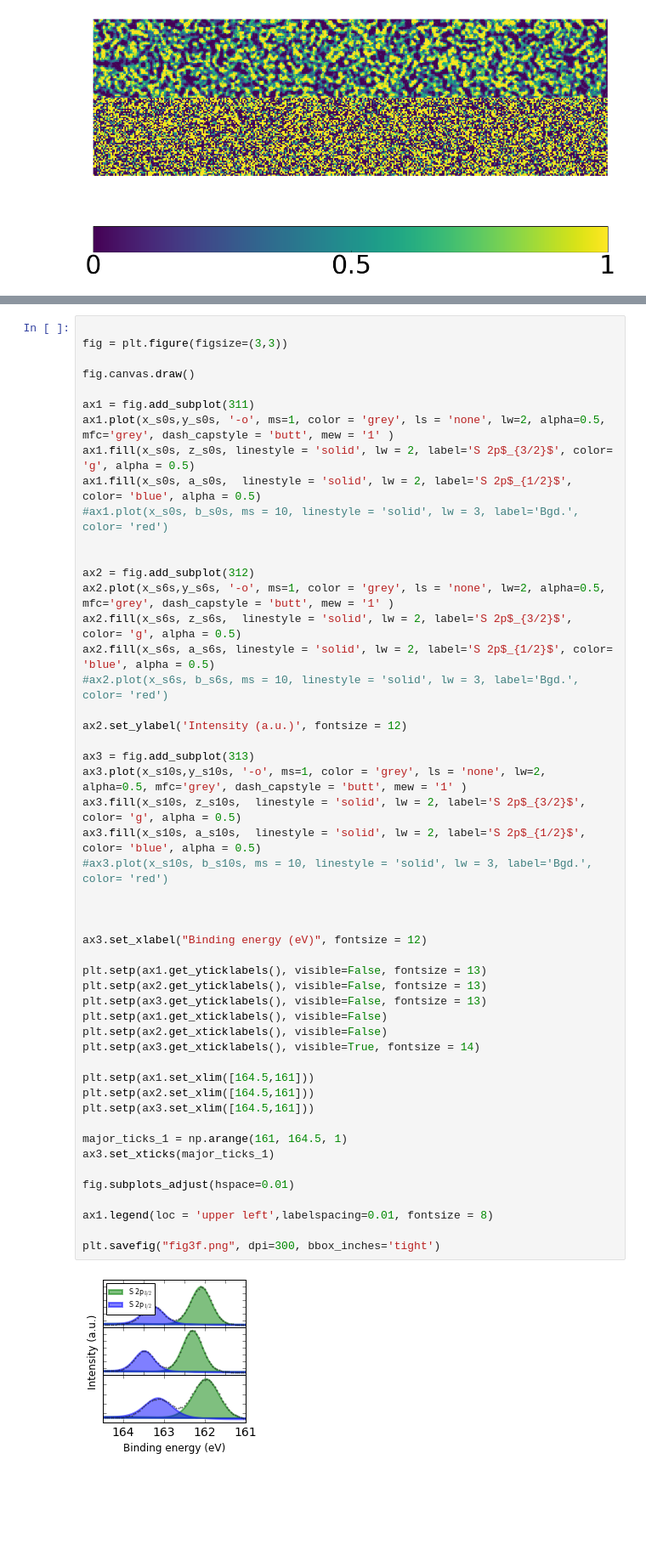
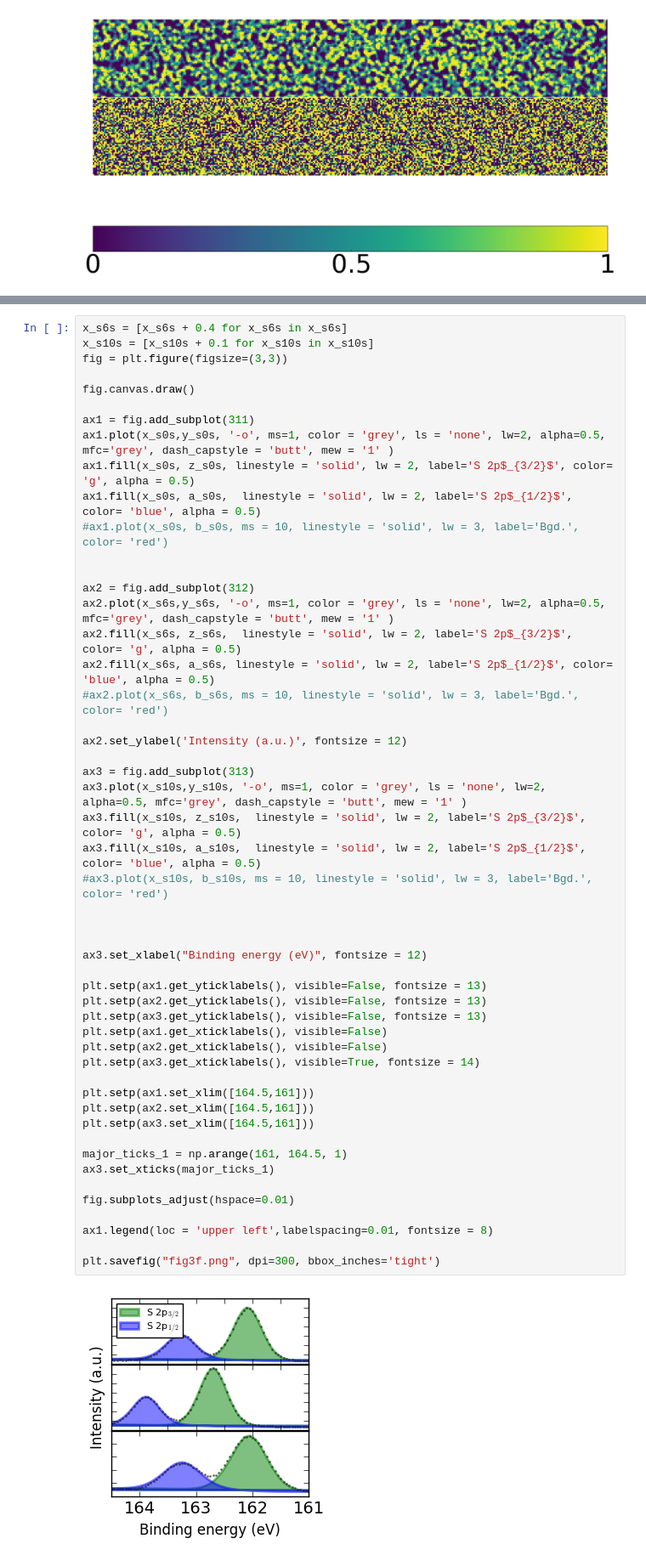
Before and after one commit to molydisulfide/Oxide-mediated_self-limiting_recovery_of_field_effect_mobility_in_plasma-treated_MoS2, a Jupyter notebook: Figure 3/Figure_3.ipynb, the cells around one changed output, grey strips where cells are left out. Shown: that part at 85% size. Drawn from its saved outputs; the diff is of its cells as text; blank space fills up the shorter version.

```diff
--- a/Figure 3/Figure_3.ipynb
+++ b/Figure 3/Figure_3.ipynb
@@ -435,5 +436,6 @@ plt.show()
 # %%
-
+x_s6s = [x_s6s + 0.4 for x_s6s in x_s6s]
+x_s10s = [x_s10s + 0.1 for x_s10s in x_s10s]
 fig = plt.figure(figsize=(3,3))
 
 fig.canvas.draw()
@@ -456,31 +458,31 @@ ax2.set_ylabel('Intensity (a.u.)', fontsize = 12)
 ax3 = fig.add_subplot(313)
 ax3.plot(x_s10s,y_s10s, '-o', ms=1, color = 'grey', ls = 'none', lw=2, alpha=0.5, mfc='grey', dash_capstyle = 'butt', mew = '1' )
 ax3.fill(x_s10s, z_s10s,  linestyle = 'solid', lw = 2, label='S 2p$_{3/2}$', color= 'g', alpha = 0.5)
 ax3.fill(x_s10s, a_s10s,  linestyle = 'solid', lw = 2, label='S 2p$_{1/2}$', color= 'blue', alpha = 0.5)
 #ax3.plot(x_s10s, b_s10s, ms = 10, linestyle = 'solid', lw = 3, label='Bgd.', color= 'red')
 
 
 
 ax3.set_xlabel("Binding energy (eV)", fontsize = 12)
 
 plt.setp(ax1.get_yticklabels(), visible=False, fontsize = 13)
 plt.setp(ax2.get_yticklabels(), visible=False, fontsize = 13)
 plt.setp(ax3.get_yticklabels(), visible=False, fontsize = 13)
 plt.setp(ax1.get_xticklabels(), visible=False)
 plt.setp(ax2.get_xticklabels(), visible=False)
 plt.setp(ax3.get_xticklabels(), visible=True, fontsize = 14)
 
 plt.setp(ax1.set_xlim([164.5,161]))
 plt.setp(ax2.set_xlim([164.5,161]))
 plt.setp(ax3.set_xlim([164.5,161]))
 
 major_ticks_1 = np.arange(161, 164.5, 1)
 ax3.set_xticks(major_ticks_1)
 
 fig.subplots_adjust(hspace=0.01)
 
 ax1.legend(loc = 'upper left',labelspacing=0.01, fontsize = 8)
 
 plt.savefig("fig3f.png", dpi=300, bbox_inches='tight')
 # %% [output]
-[figure, old version]
+[figure, new version]
```
Also changed, not shown: parts of 6 cells of this notebook, 34 other files.
